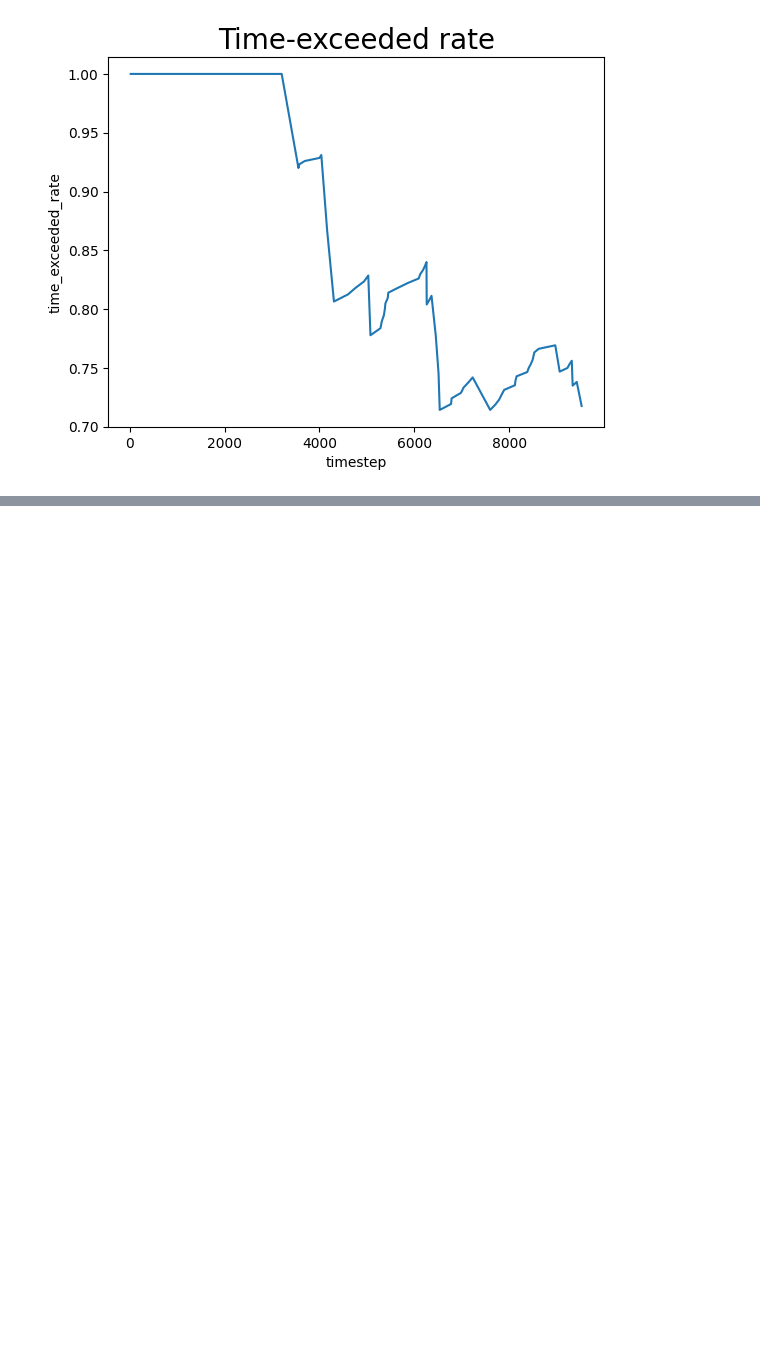
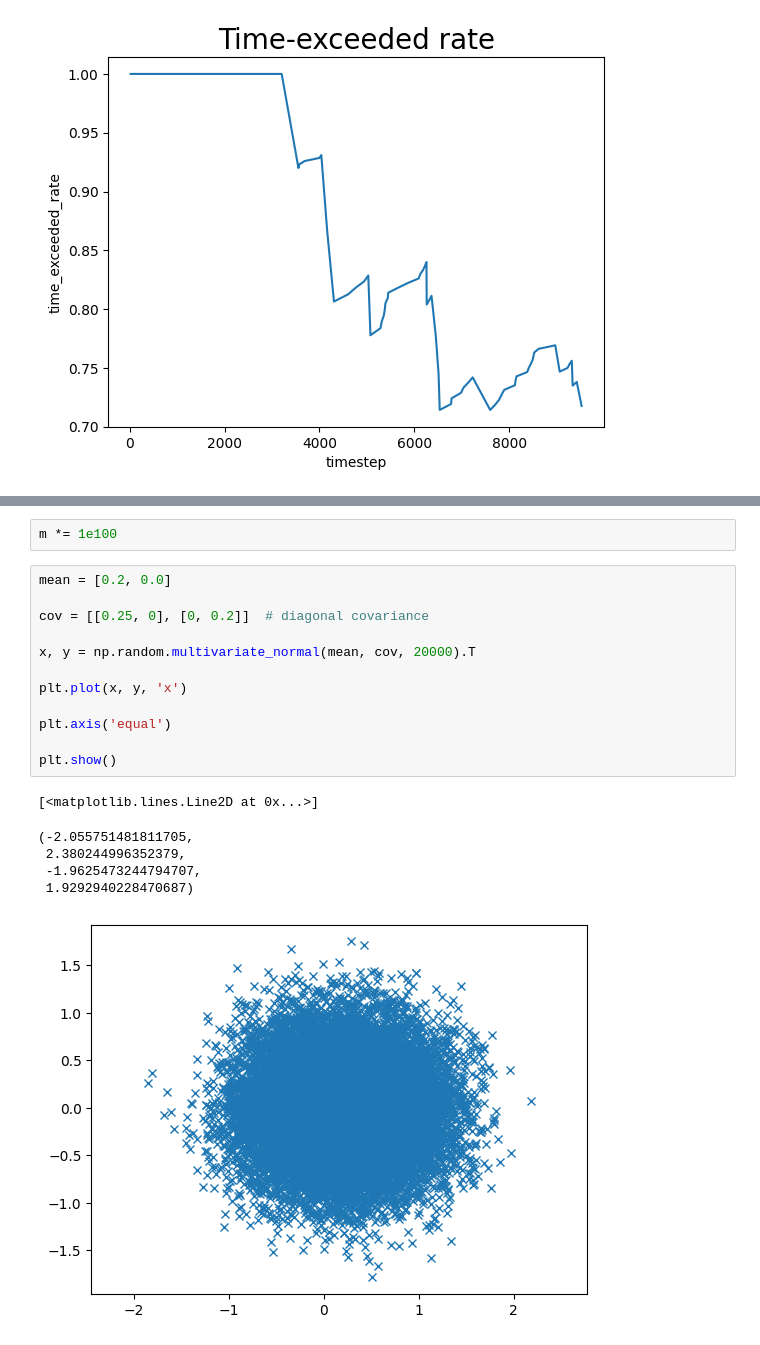
Before and after one commit to rayvburn/drl_local_planner_ros_stable_baselines, a Jupyter notebook: data/evaluation_data/test.ipynb, the cells around one changed output, grey strips where cells are left out. Cells and saved outputs as stored; diff of their text form; blank space fills up the shorter version.

```diff
--- a/data/evaluation_data/test.ipynb
+++ b/data/evaluation_data/test.ipynb
@@ -92,0 +221,21 @@ plt.close();
+# %%
+m *= 1e100
+# %%
+mean = [0.2, 0.0]
+
+cov = [[0.25, 0], [0, 0.2]]  # diagonal covariance
+
+x, y = np.random.multivariate_normal(mean, cov, 20000).T
+
+plt.plot(x, y, 'x')
+
+plt.axis('equal')
+
+plt.show()
+# %% [output]
+[<matplotlib.lines.Line2D at 0x...>]
+(-2.055751481811705,
+ 2.380244996352379,
+ -1.9625473244794707,
+ 1.9292940228470687)
+[figure, added]
```
Also changed, not shown: parts of 30 cells of this notebook.
